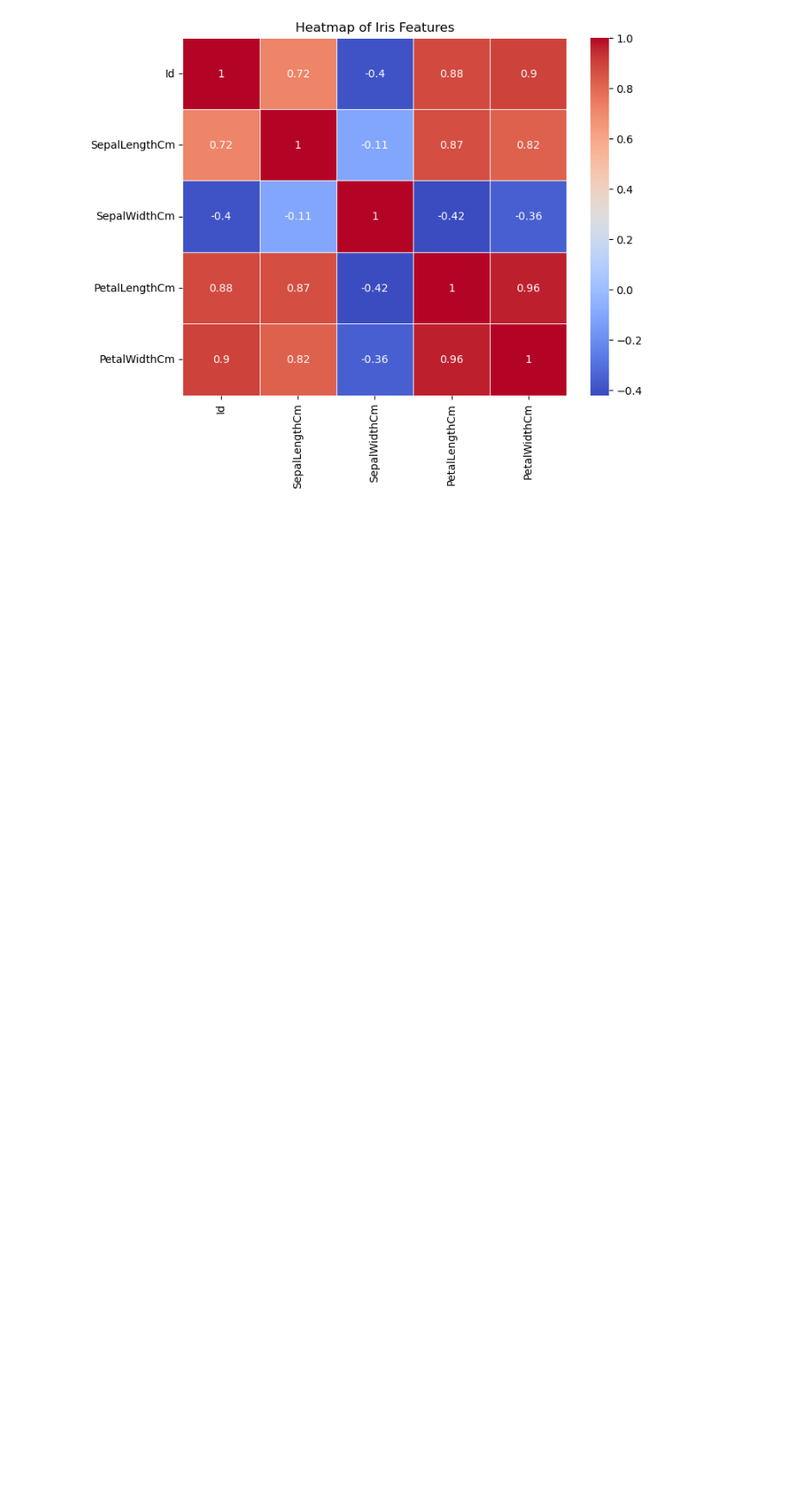
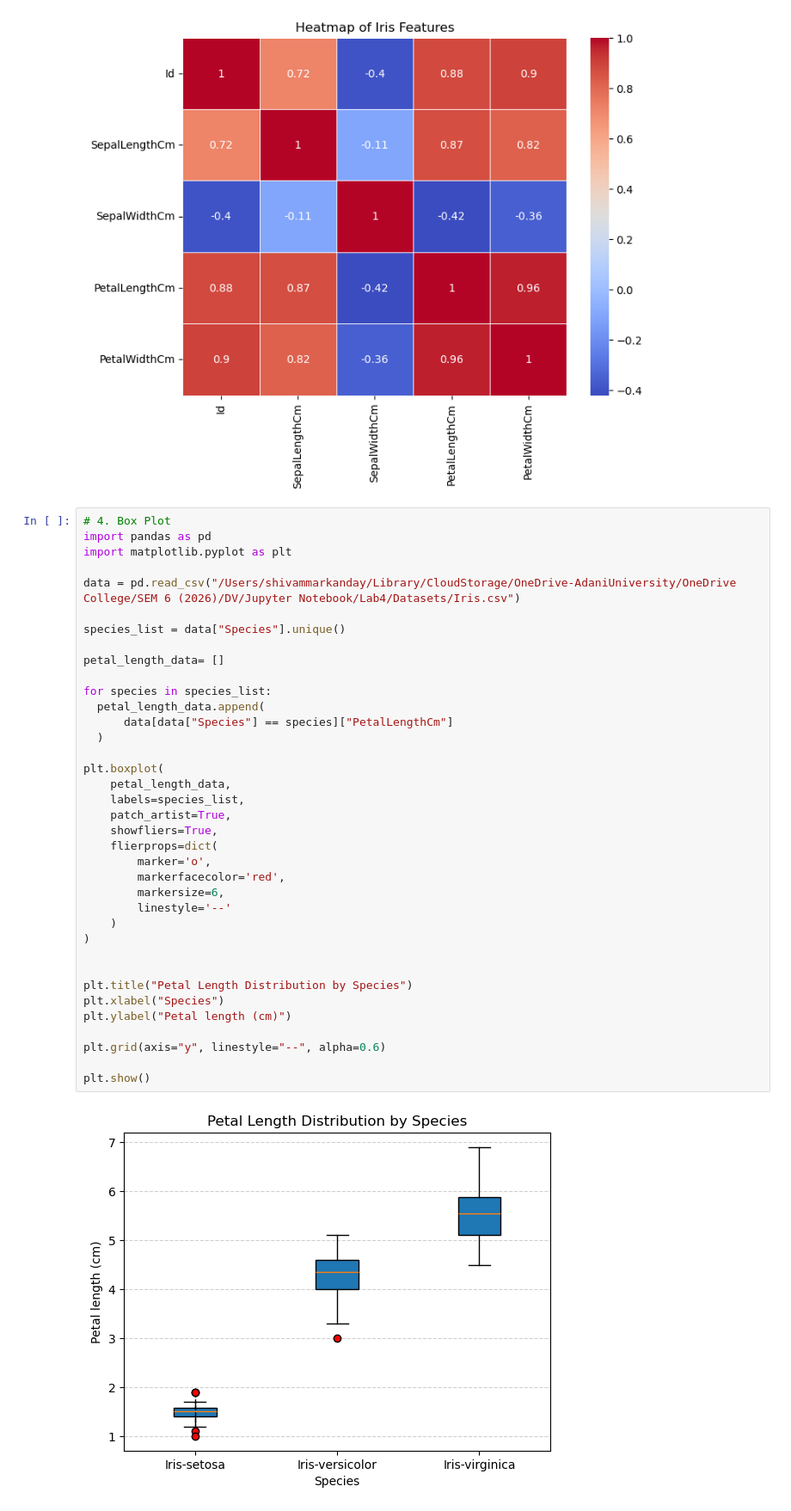
Before and after one commit to shivammarkanday/DV_Lab, a Jupyter notebook: Lab4/lab4.ipynb, the cells around one changed output. Shown at 86% size. Drawn from its saved outputs; the diff is of its cells as text; blank space fills up the shorter version.

```diff
--- a/Lab4/lab4.ipynb
+++ b/Lab4/lab4.ipynb
@@ -87,3 +87,42 @@ plt.title("Heatmap of Iris Features")
 plt.show()
 # %% [output]
 [figure]
+# %%
+# 4. Box Plot
+import pandas as pd
+import matplotlib.pyplot as plt
+
+data = pd.read_csv("/Users/shivammarkanday/Library/CloudStorage/OneDrive-AdaniUniversity/OneDrive College/SEM 6 (2026)/DV/Jupyter Notebook/Lab4/Datasets/Iris.csv")
+
+species_list = data["Species"].unique()
+
+petal_length_data= []
+
+for species in species_list:
+  petal_length_data.append(
+      data[data["Species"] == species]["PetalLengthCm"]
+  )
+
+plt.boxplot(
+    petal_length_data,
+    labels=species_list,
+    patch_artist=True,
+    showfliers=True,
+    flierprops=dict(
+        marker='o',
+        markerfacecolor='red',
+        markersize=6,
+        linestyle='--'
+    )
+)
+
+
+plt.title("Petal Length Distribution by Species")
+plt.xlabel("Species")
+plt.ylabel("Petal length (cm)")
+
+plt.grid(axis="y", linestyle="--", alpha=0.6)
+
+plt.show()
+# %% [output]
+[figure, added]
```
Also changed, not shown: parts of 1 cell of this notebook.
